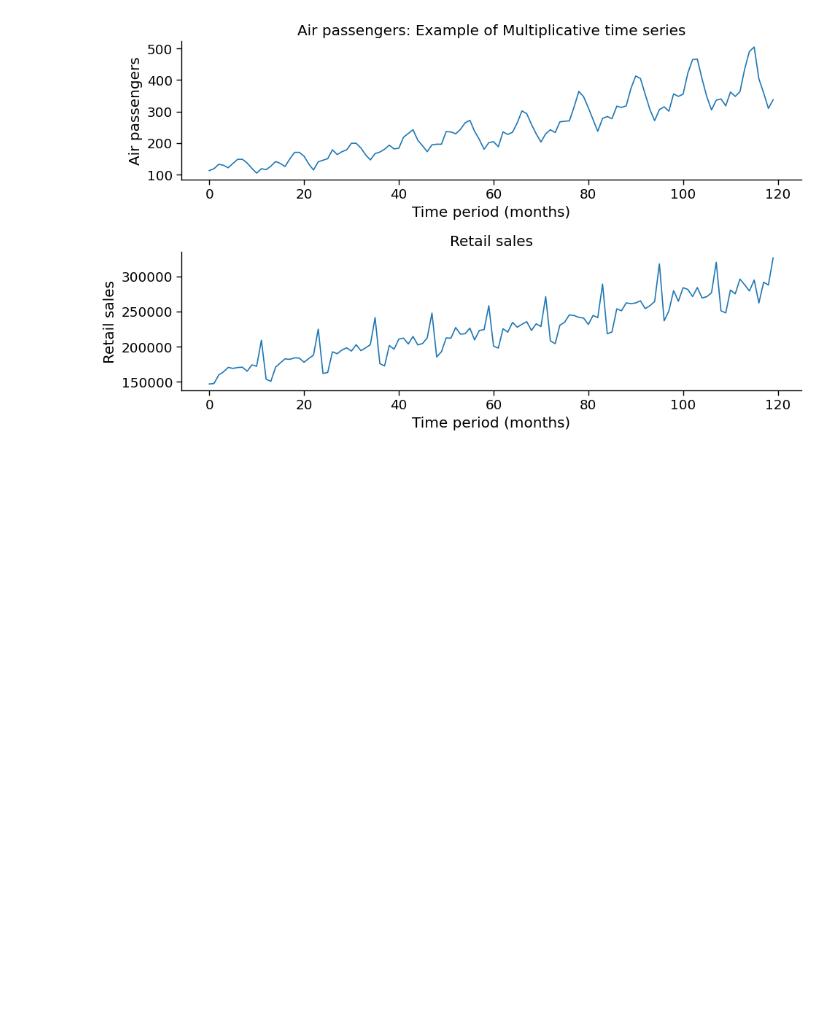
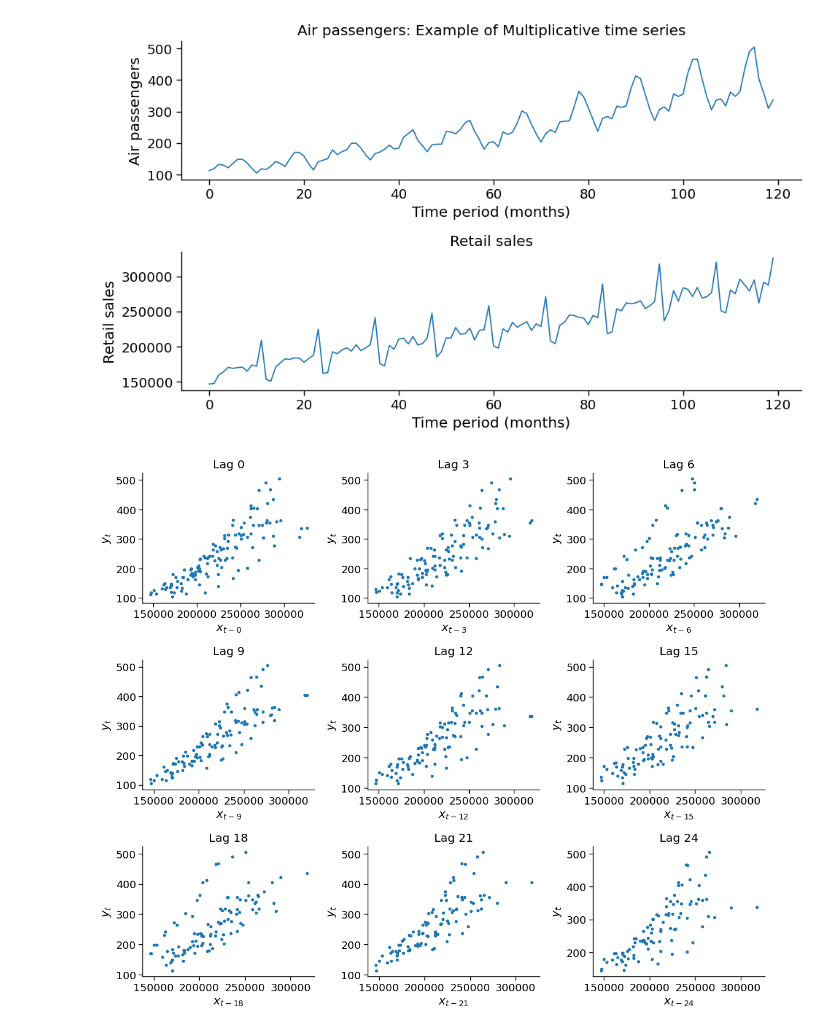
Before and after one commit to razielar/feature_engineering_ts_forecasting, a Jupyter notebook: 06_lag_features/05_cross_correlation_function.ipynb, the cells around one changed output. Drawn from its saved outputs; the diff is of its cells as text; code cells hidden in the pictures; blank space fills up the shorter version.

```diff
--- a/06_lag_features/05_cross_correlation_function.ipynb
+++ b/06_lag_features/05_cross_correlation_function.ipynb
@@ -234,3 +234,13 @@ ax[1].set_title("Retail sales")
 plt.tight_layout()
 # %% [output]
 [figure]
+# %%
+# Plot a lag plot
+fig, ax = plt.subplots(3, 3, figsize=[12, 10])
+axs = ax.flatten()
+for ix, lag in enumerate(range(0, 27, 3)):
+    ax = lag_plot(y=df["air"], x=df["retail"], lag=lag, ax=axs[ix])
+    ax.set_title(f"Lag {lag}")
+plt.tight_layout()
+# %% [output]
+[figure, added]
```
Also changed, not shown: parts of 7 cells of this notebook.
